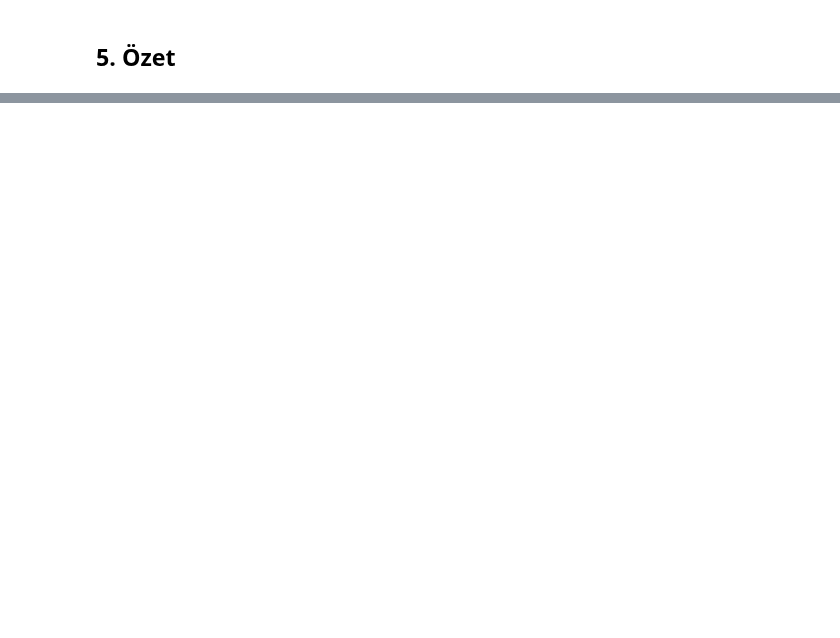
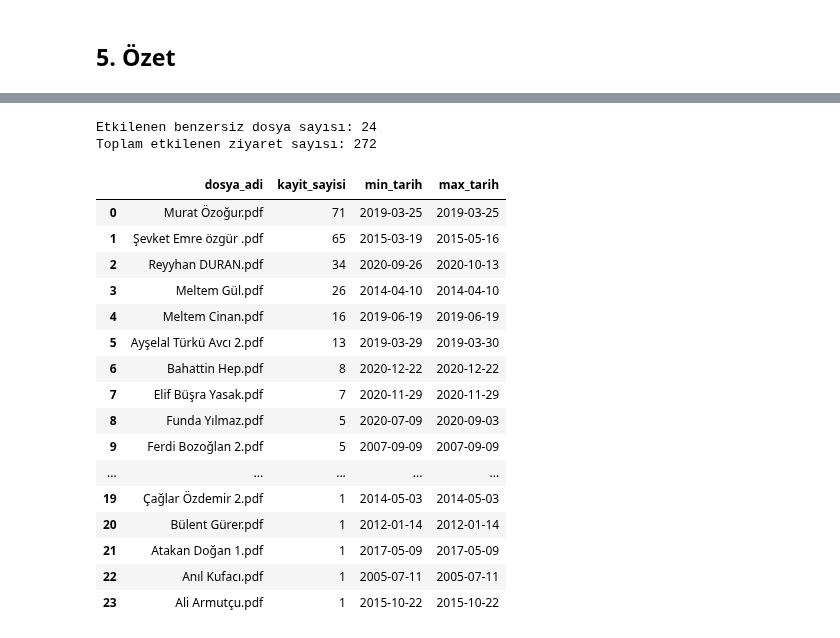
Before and after one commit to betulflz/trsm-psikiyatri-nlp, a Jupyter notebook: notebooks/ilac_kullanim_trendi.ipynb, the cells around one changed output, grey strips where cells are left out. Drawn from its saved outputs; the diff is of its cells as text; code cells hidden in the pictures; blank space fills up the shorter version.

```diff
--- a/notebooks/ilac_kullanim_trendi.ipynb
+++ b/notebooks/ilac_kullanim_trendi.ipynb
@@ -136,0 +146,36 @@ Kapsanan yıl aralığı: 2005 - 2025
+# %%
+conn = sqlite3.connect(DB_PATH)
+anomali_sorgu = """
+    SELECT h.dosya_adi, COUNT(*) as kayit_sayisi, MIN(z.tarih) as min_tarih, MAX(z.tarih) as max_tarih
+    FROM ziyaret z
+    JOIN hasta h ON h.id = z.hasta_id
+    WHERE z.tarih IS NOT NULL AND substr(z.tarih, 1, 4) < '2021'
+    GROUP BY h.dosya_adi
+    ORDER BY kayit_sayisi DESC
+"""
+anomali_df = pd.read_sql(anomali_sorgu, conn)
+conn.close()
+
+print(f"Etkilenen benzersiz dosya sayısı: {len(anomali_df)}")
+print(f"Toplam etkilenen ziyaret sayısı: {anomali_df['kayit_sayisi'].sum()}")
+anomali_df
+# %% [output]
+Etkilenen benzersiz dosya sayısı: 24
+Toplam etkilenen ziyaret sayısı: 272
+|  | dosya_adi | kayit_sayisi | min_tarih | max_tarih |
+| 0 | Murat Özoğur.pdf | 71 | 2019-03-25 | 2019-03-25 |
+| 1 | Şevket Emre özgür .pdf | 65 | 2015-03-19 | 2015-05-16 |
+| 2 | Reyyhan DURAN.pdf | 34 | 2020-09-26 | 2020-10-13 |
+| 3 | Meltem Gül.pdf | 26 | 2014-04-10 | 2014-04-10 |
+| 4 | Meltem Cinan.pdf | 16 | 2019-06-19 | 2019-06-19 |
+| 5 | Ayşelal Türkü Avcı 2.pdf | 13 | 2019-03-29 | 2019-03-30 |
+| 6 | Bahattin Hep.pdf | 8 | 2020-12-22 | 2020-12-22 |
+| 7 | Elif Büşra Yasak.pdf | 7 | 2020-11-29 | 2020-11-29 |
+| 8 | Funda Yılmaz.pdf | 5 | 2020-07-09 | 2020-09-03 |
+| 9 | Ferdi Bozoğlan 2.pdf | 5 | 2007-09-09 | 2007-09-09 |
+| ... | ... | ... | ... | ... |
+| 19 | Çağlar Özdemir 2.pdf | 1 | 2014-05-03 | 2014-05-03 |
+| 20 | Bülent Gürer.pdf | 1 | 2012-01-14 | 2012-01-14 |
+| 21 | Atakan Doğan 1.pdf | 1 | 2017-05-09 | 2017-05-09 |
+| 22 | Anıl Kufacı.pdf | 1 | 2005-07-11 | 2005-07-11 |
+| 23 | Ali Armutçu.pdf | 1 | 2015-10-22 | 2015-10-22 |
```
Also changed, not shown: parts of 6 cells of this notebook.
